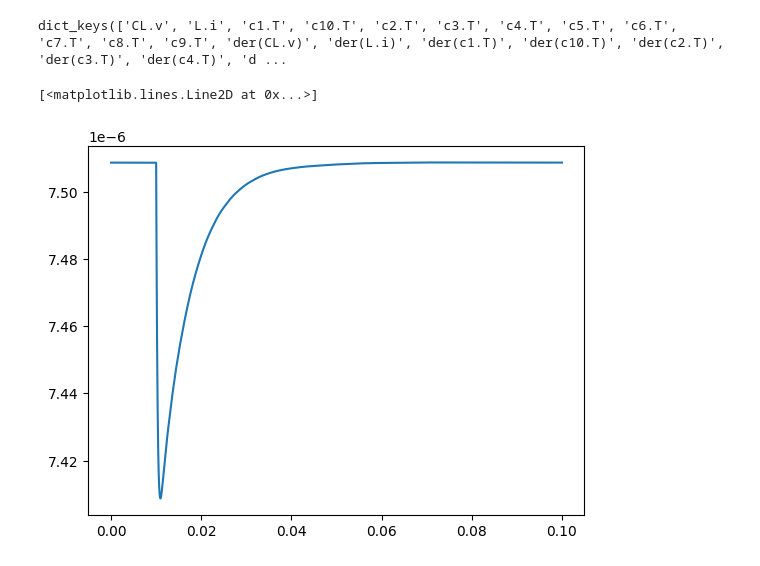
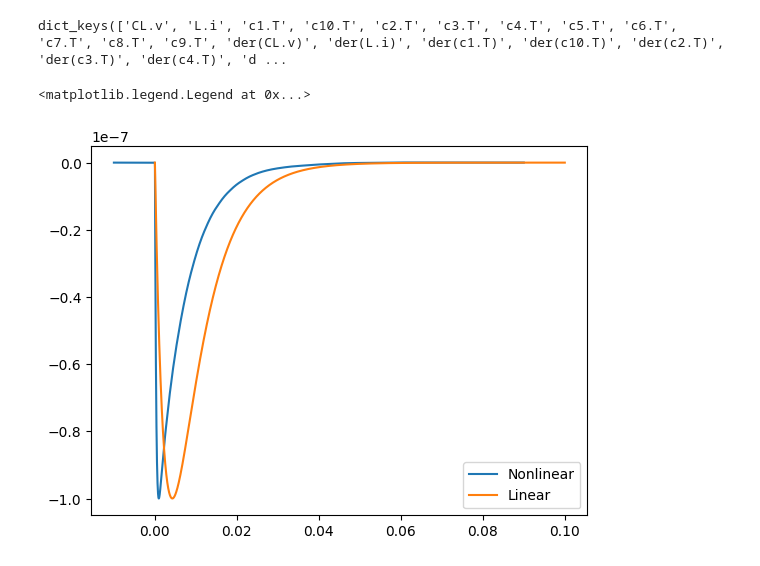
Before and after one commit to EdmondRen/TES_thermal_model, a Jupyter notebook: python/analysis.ipynb, the cells around one changed output. Saved outputs shown, nothing was run; the diff lists cells and outputs as text; code cells hidden in the pictures.

```diff
--- a/python/analysis.ipynb
+++ b/python/analysis.ipynb
@@ -190,10 +186,11 @@ print(data.keys())
 # %% [output]
 dict_keys(['CL.v', 'L.i', 'c1.T', 'c10.T', 'c2.T', 'c3.T', 'c4.T', 'c5.T', 'c6.T', 'c7.T', 'c8.T', 'c9.T', 'der(CL.v)', 'der(L.i)', 'der(c1.T)', 'der(c10.T)', 'der(c2.T)', 'der(c3.T)', 'der(c4.T)', 'd ...
 # %%
-plt.plot(time_steps, data['c1.i'])
-# plt.plot(time_steps, data['T1'])
-# plt.plot(time_steps, data['T2'])
-# plt.plot(time_steps, data['T10'])
+y_nonlinear = data['c1.i'] - np.mean(data['c1.i'][:10])
+y_linear = y[:,1]/max(abs(y[:,1]))
+plt.plot(time_steps-0.01, y_nonlinear, label="Nonlinear")
+plt.plot(t, y_linear * max(abs(y_nonlinear)), label="Linear")
+plt.legend()
 # %% [output]
-[<matplotlib.lines.Line2D at 0x...>]
+<matplotlib.legend.Legend at 0x...>
-[figure, old version]
+[figure, new version]
```
Also changed, not shown: parts of 2 cells of this notebook, 4 other files.
